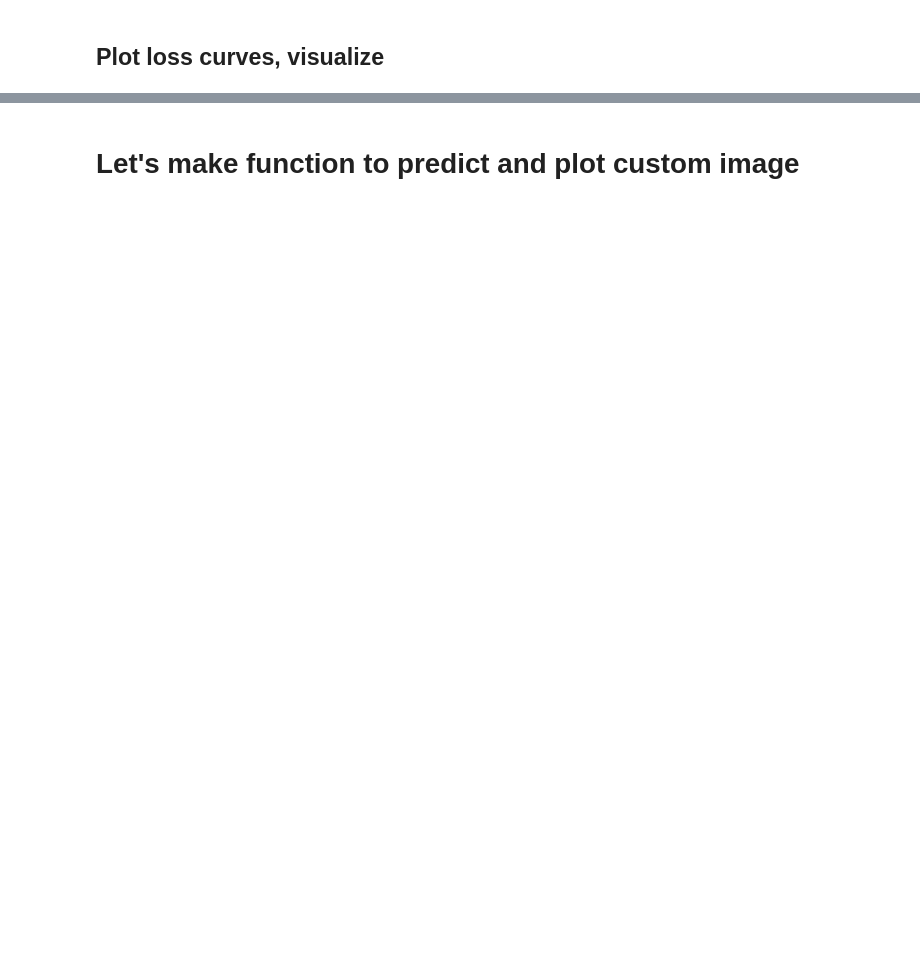
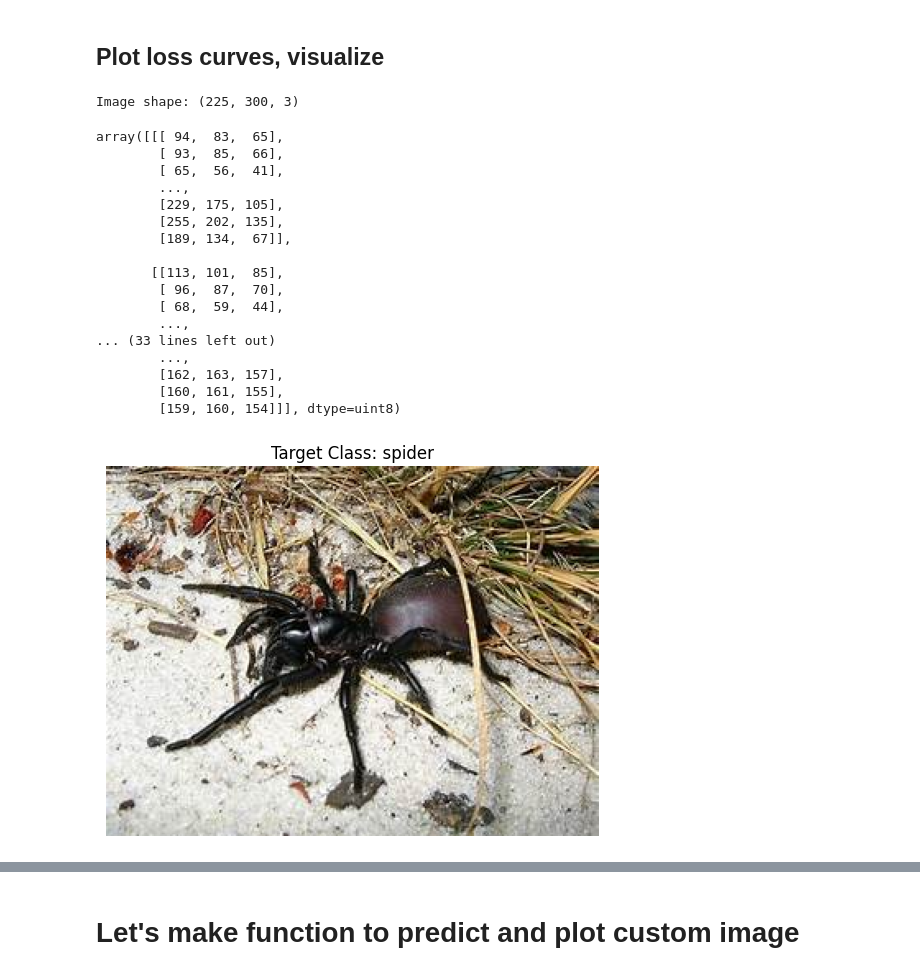
Before and after one commit to tr41z/machine-learning, a Jupyter notebook: animals.ipynb, the cells around one changed output, grey strips where cells are left out. Cells and saved outputs as stored; diff of their text form; code cells hidden in the pictures; blank space fills up the shorter version.

```diff
--- a/animals.ipynb
+++ b/animals.ipynb
@@ -295,7 +340,27 @@ def view_random_image(target_dir, target_class):
 
   return image
 # %%
-view_random_image("/content/Animals/train/", "dog")
+view_random_image("/content/Animals/train/", "spider")
+# %% [output]
+Image shape: (225, 300, 3)
+array([[[ 94,  83,  65],
+        [ 93,  85,  66],
+        [ 65,  56,  41],
+        ...,
+        [229, 175, 105],
+        [255, 202, 135],
+        [189, 134,  67]],
+
+       [[113, 101,  85],
+        [ 96,  87,  70],
+        [ 68,  59,  44],
+        ...,
+... (33 lines left out)
+        ...,
+        [162, 163, 157],
+        [160, 161, 155],
+        [159, 160, 154]]], dtype=uint8)
+[figure, added]
 # %%
 # Let's create a function to plot our loss curves
 import matplotlib.pyplot as plt
```
Also changed, not shown: parts of 8 cells of this notebook.
